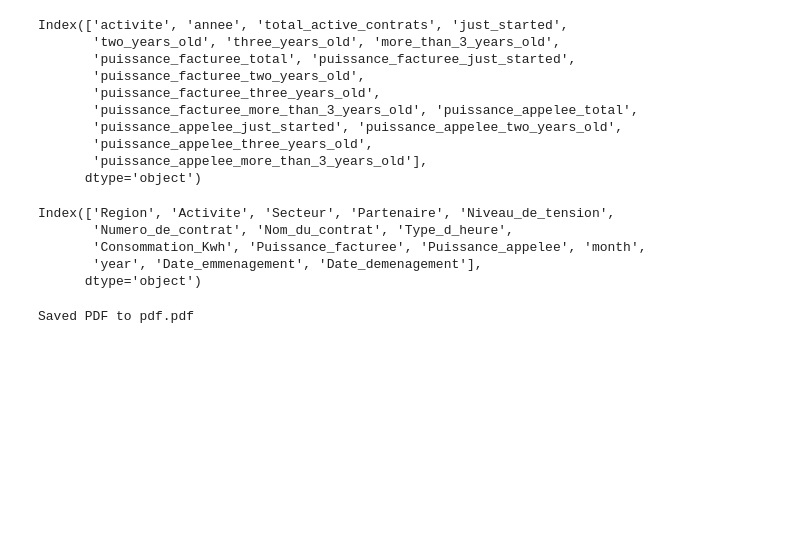
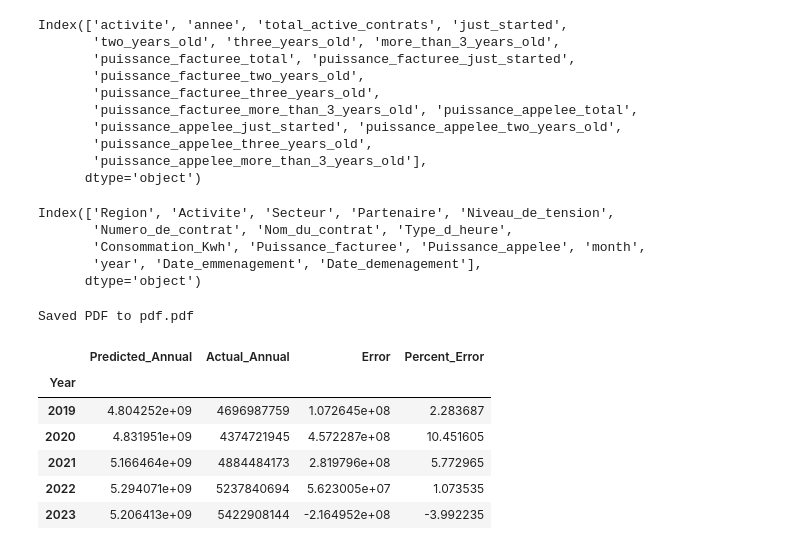
Before and after one commit to eniafou/onee, a Jupyter notebook: notebooks/analyse_10.ipynb, the cells around one changed output. Drawn from its saved outputs; the diff is of its cells as text; code cells hidden in the pictures; blank space fills up the shorter version.

```diff
--- a/notebooks/analyse_10.ipynb
+++ b/notebooks/analyse_10.ipynb
@@ -223,3 +223,19 @@ Index(['Region', 'Activite', 'Secteur', 'Partenaire', 'Niveau_de_tension',
 export_activity_evolution_to_pdf(df[df["year"] >= 2018], df_active_contrats,"pdf.pdf")
 # %% [output]
 Saved PDF to pdf.pdf
+# %%
+data = pd.read_excel(PROJECT_ROOT / "outputs_horizon_cd/gp_2/summary_consommation_kwh_gp_2.xlsx")
+# %%
+data_totals = data.groupby("Year")[["Predicted_Annual", "Actual_Annual"]].sum()
+data_totals["Error"] = data_totals["Predicted_Annual"] - data_totals["Actual_Annual"]
+data_totals["Percent_Error"] = data_totals["Error"] / data_totals["Actual_Annual"] * 100
+# %%
+data_totals
+# %% [output]
+|  | Predicted_Annual | Actual_Annual | Error | Percent_Error |
+| Year |  |  |  |  |
+| 2019 | 4.804252e+09 | 4696987759 | 1.072645e+08 | 2.283687 |
+| 2020 | 4.831951e+09 | 4374721945 | 4.572287e+08 | 10.451605 |
+| 2021 | 5.166464e+09 | 4884484173 | 2.819796e+08 | 5.772965 |
+| 2022 | 5.294071e+09 | 5237840694 | 5.623005e+07 | 1.073535 |
+| 2023 | 5.206413e+09 | 5422908144 | -2.164952e+08 | -3.992235 |
```
Also changed, not shown: parts of 1 cell of this notebook, 20 other files.
